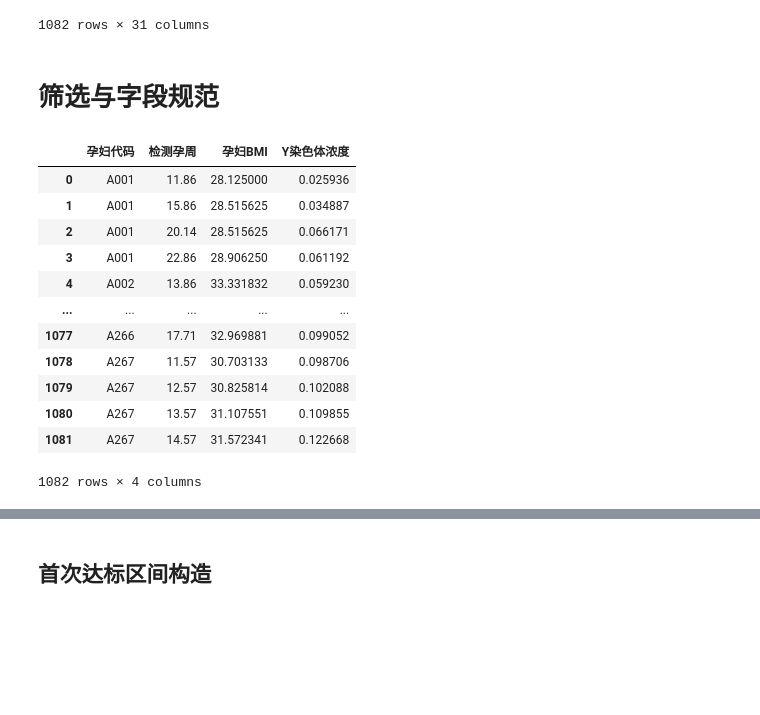
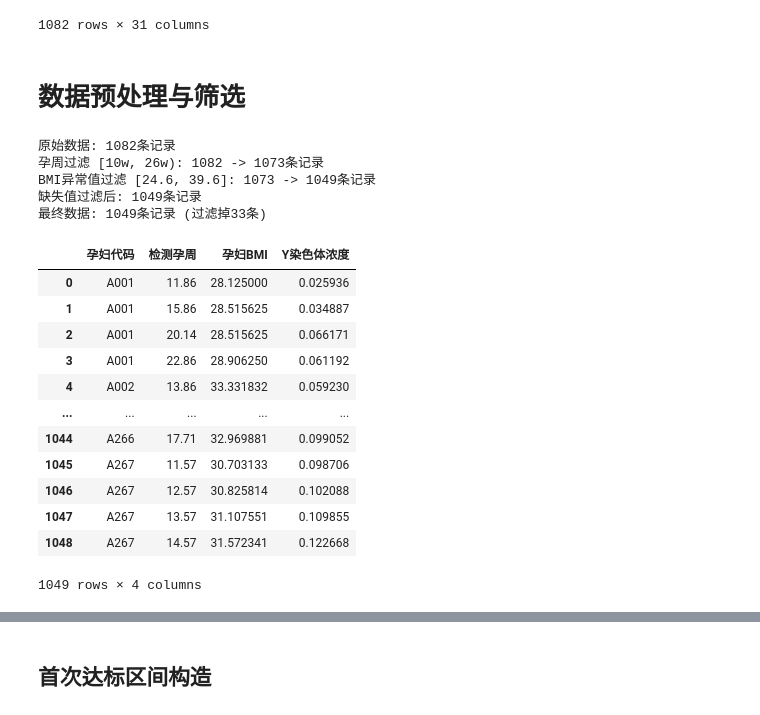
Before and after one commit to George-Zheng-1013/prenatal-testing, a Jupyter notebook: Q2/两阶段.ipynb, the cells around one changed output, grey strips where cells are left out. Saved outputs shown, nothing was run; the diff lists cells and outputs as text; code cells hidden in the pictures; blank space fills up the shorter version.

```diff
--- a/Q2/两阶段.ipynb
+++ b/Q2/两阶段.ipynb
@@ -19,22 +19,64 @@ data
 | 1081 | 1082 | A267 | 28 | 155.0 | 75.9 | NaN | 自然受孕 | 2023-06-07 | 4 | 14.57 | ... | ... |
 1082 rows × 31 columns
 # %% [markdown]
-# 筛选与字段规范
+# 数据预处理与筛选
 # %%
+# 选择分析所需的字段
 data=data[['孕妇代码','检测孕周','孕妇BMI','Y染色体浓度']]
+
+# 数据预处理：参考test.py的方法
+def preprocess_data(df):
+    """数据预处理函数，参考test.py的实现"""
+    df = df.copy()
+    original_len = len(df)
+
+    print(f"原始数据: {original_len}条记录")
+
+    # 1. 过滤检测孕周：保留 [10, 26) 区间
+    df = df[(df['检测孕周'] >= 10) & (df['检测孕周'] < 26)]
+    print(f"孕周过滤 [10w, 26w): {original_len} -> {len(df)}条记录")
+
+    # 2. 过滤BMI极端异常值
+    # 使用IQR方法识别异常值
+    Q1 = df['孕妇BMI'].quantile(0.25)
+    Q3 = df['孕妇BMI'].quantile(0.75)
+    IQR = Q3 - Q1
+
+    # 定义异常值范围（1.5倍IQR规则，但设置合理的BMI范围）
+    lower_bound = max(Q1 - 1.5 * IQR, 15.0)  # BMI不低于15
+    upper_bound = min(Q3 + 1.5 * IQR, 50.0)  # BMI不高于50
+
+    before_bmi_filter = len(df)
+    df = df[(df['孕妇BMI'] >= lower_bound) & (df['孕妇BMI'] <= upper_bound)]
+    print(f"BMI异常值过滤 [{lower_bound:.1f}, {upper_bound:.1f}]: {before_bmi_filter} -> {len(df)}条记录")
+
+    # 3. 过滤其他必要的缺失值
+    df = df.dropna(subset=['孕妇代码', '孕妇BMI', '检测孕周', 'Y染色体浓度'])
+    print(f"缺失值过滤后: {len(df)}条记录")
+
+    print(f"最终数据: {len(df)}条记录 (过滤掉{original_len - len(df)}条)")
+    return df.reset_index(drop=True)
+
+# 执行数据预处理
+data = preprocess_data(data)
 data
 # %% [output]
+原始数据: 1082条记录
+孕周过滤 [10w, 26w): 1082 -> 1073条记录
+BMI异常值过滤 [24.6, 39.6]: 1073 -> 1049条记录
+缺失值过滤后: 1049条记录
+最终数据: 1049条记录 (过滤掉33条)
 |  | 孕妇代码 | 检测孕周 | 孕妇BMI | Y染色体浓度 |
 | 0 | A001 | 11.86 | 28.125000 | 0.025936 |
 | 1 | A001 | 15.86 | 28.515625 | 0.034887 |
 | 2 | A001 | 20.14 | 28.515625 | 0.066171 |
 | 3 | A001 | 22.86 | 28.906250 | 0.061192 |
 | 4 | A002 | 13.86 | 33.331832 | 0.059230 |
 | ... | ... | ... | ... | ... |
-| 1077 | A266 | 17.71 | 32.969881 | 0.099052 |
-| 1078 | A267 | 11.57 | 30.703133 | 0.098706 |
-| 1079 | A267 | 12.57 | 30.825814 | 0.102088 |
-| 1080 | A267 | 13.57 | 31.107551 | 0.109855 |
-| 1081 | A267 | 14.57 | 31.572341 | 0.122668 |
+| 1044 | A266 | 17.71 | 32.969881 | 0.099052 |
+| 1045 | A267 | 11.57 | 30.703133 | 0.098706 |
+| 1046 | A267 | 12.57 | 30.825814 | 0.102088 |
+| 1047 | A267 | 13.57 | 31.107551 | 0.109855 |
+| 1048 | A267 | 14.57 | 31.572341 | 0.122668 |
-1082 rows × 4 columns
+1049 rows × 4 columns
 # %%
```
Also changed, not shown: parts of 14 cells of this notebook, 1 other file.
